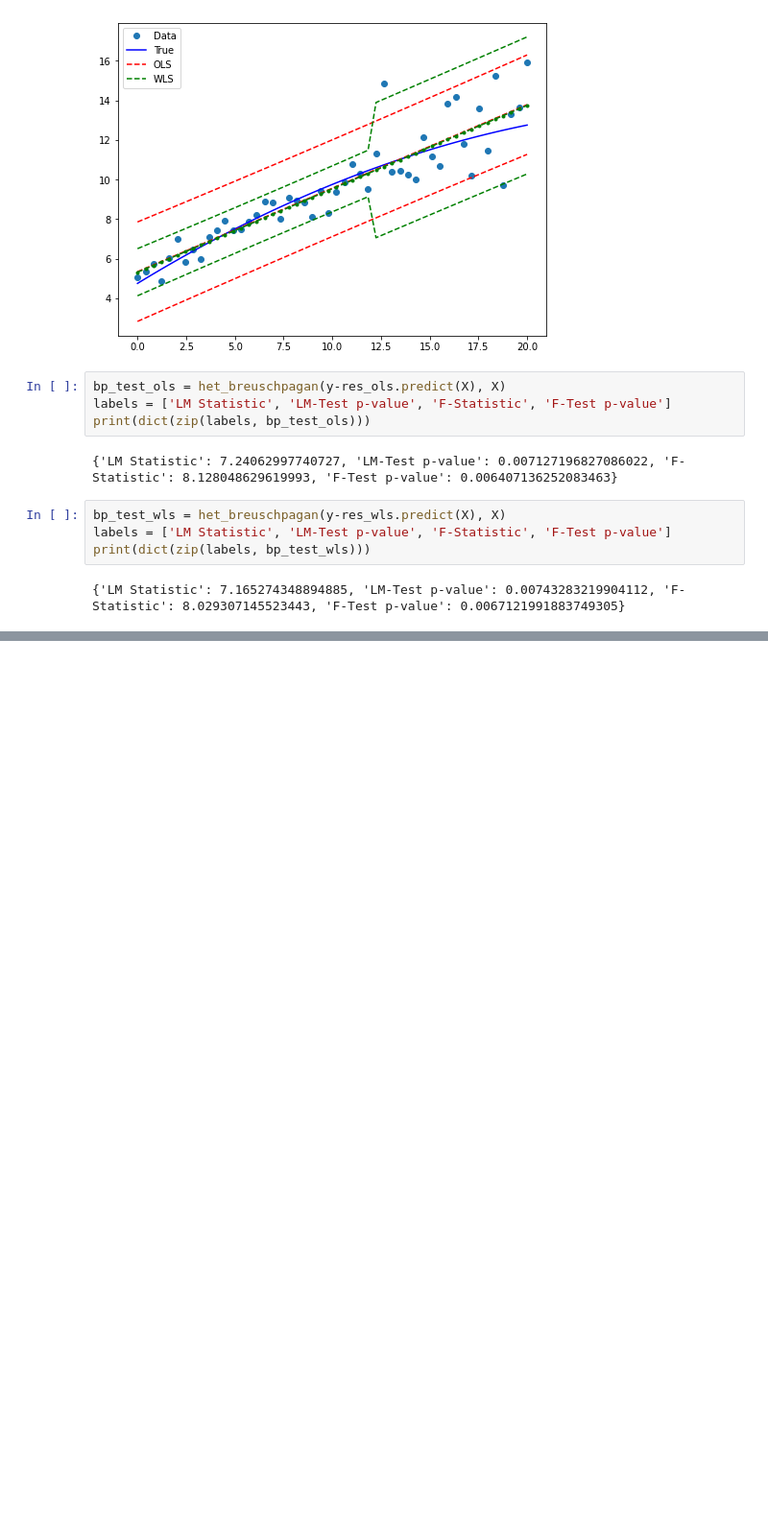
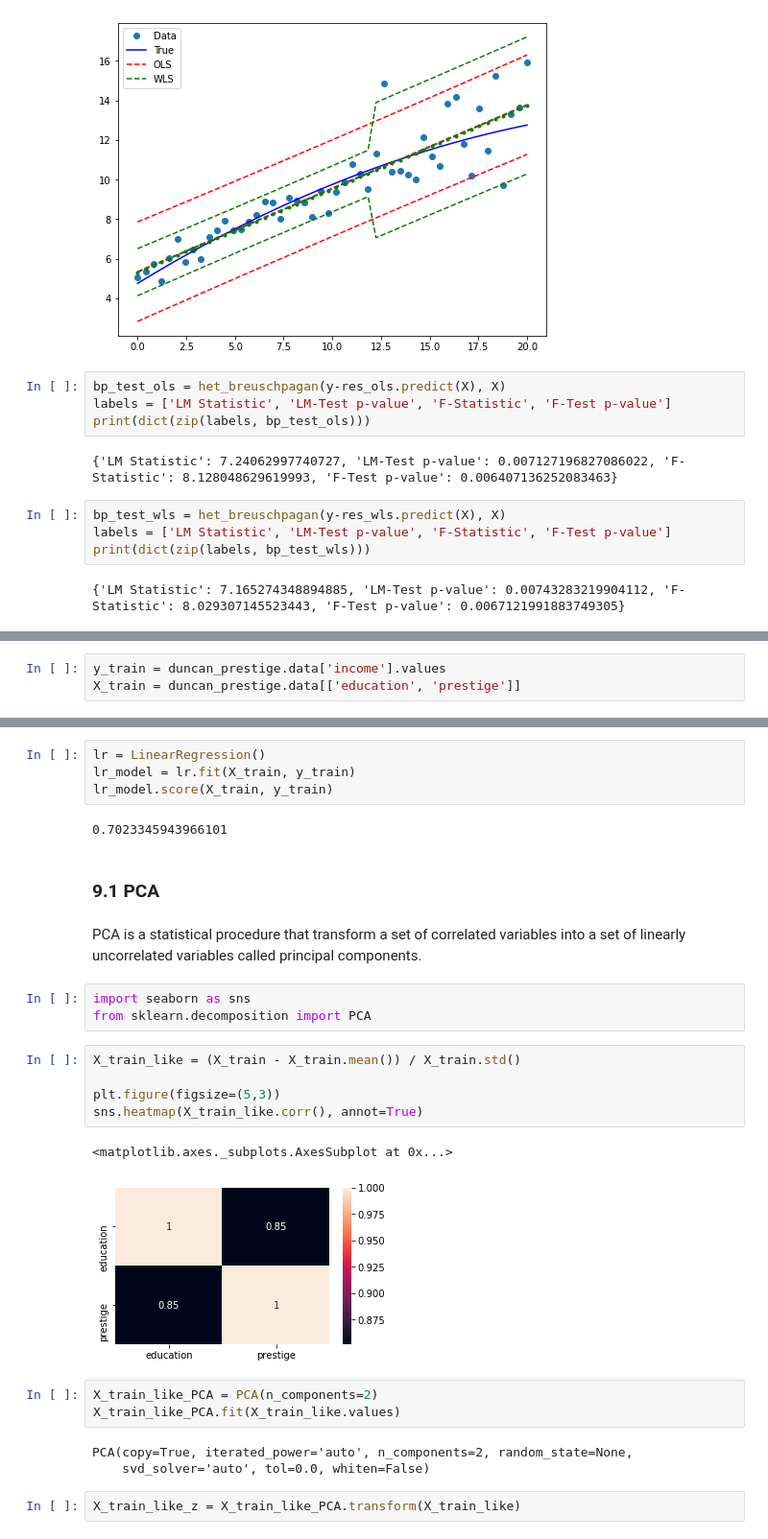
Before and after one commit to albergar2/data_science_material, a Jupyter notebook: ML/supervised/01-linear_regression.ipynb, the cells around one changed output, grey strips where cells are left out. Shown at 96% size. Cells and saved outputs as stored; diff of their text form; blank space fills up the shorter version.

```diff
--- a/ML/supervised/01-linear_regression.ipynb
+++ b/ML/supervised/01-linear_regression.ipynb
@@ -305,0 +316,3 @@ print(dict(zip(labels, bp_test_wls)))
+# %%
+y_train = duncan_prestige.data['income'].values
+X_train = duncan_prestige.data[['education', 'prestige']]
@@ -305,0 +328,29 @@ print(dict(zip(labels, bp_test_wls)))
+# %%
+lr = LinearRegression()
+lr_model = lr.fit(X_train, y_train)
+lr_model.score(X_train, y_train)
+# %% [output]
+0.7023345943966101
+# %% [markdown]
+### 9.1 PCA
+# %% [markdown]
+PCA is a statistical procedure that transform a set of correlated variables into a set of linearly uncorrelated variables called principal components.
+# %%
+import seaborn as sns
+from sklearn.decomposition import PCA
+# %%
+X_train_like = (X_train - X_train.mean()) / X_train.std()
+
+plt.figure(figsize=(5,3))
+sns.heatmap(X_train_like.corr(), annot=True)
+# %% [output]
+<matplotlib.axes._subplots.AxesSubplot at 0x...>
+[figure, added]
+# %%
+X_train_like_PCA = PCA(n_components=2)
+X_train_like_PCA.fit(X_train_like.values)
+# %% [output]
+PCA(copy=True, iterated_power='auto', n_components=2, random_state=None,
+    svd_solver='auto', tol=0.0, whiten=False)
+# %%
+X_train_like_z = X_train_like_PCA.transform(X_train_like)
```
Also changed, not shown: parts of 14 cells of this notebook, 1 other file.
